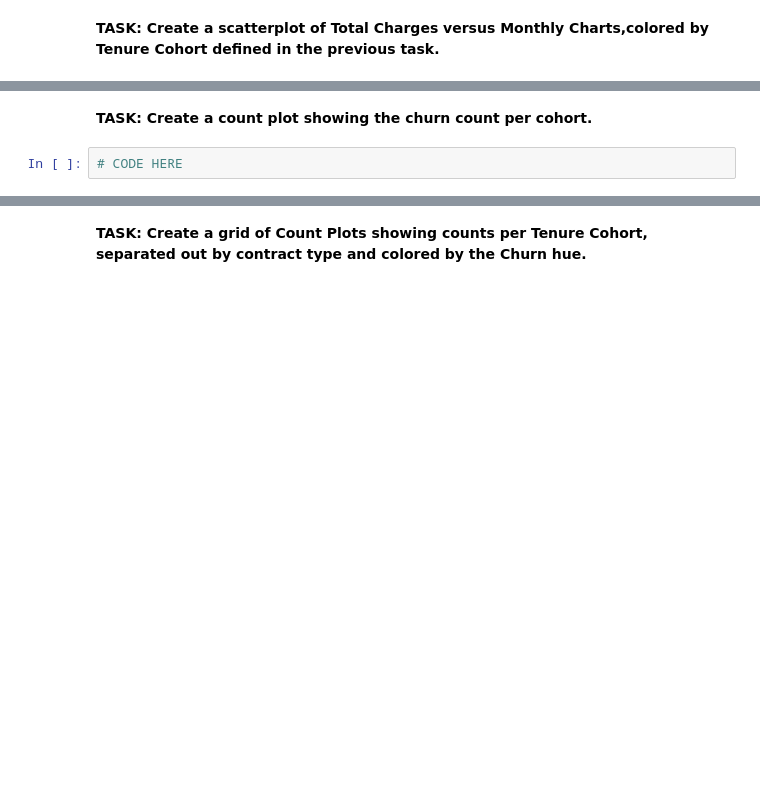
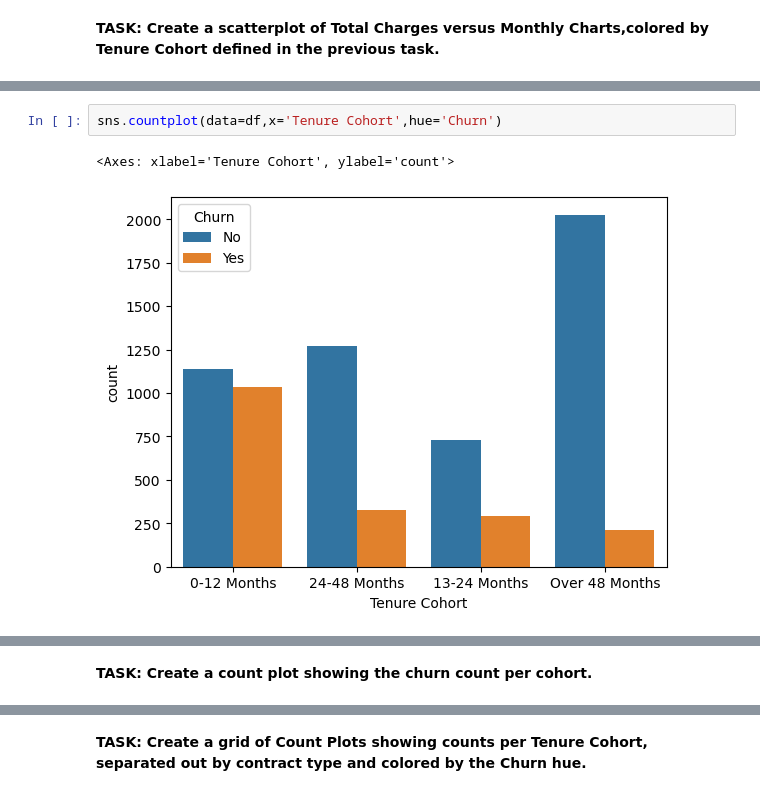
Before and after one commit to Basi10/Churn-Prediction-Model, a Jupyter notebook: 00-Sup-Learning-Capstone-Tree-Methods .ipynb, the cells around one changed output, grey strips where cells are left out. Cells and saved outputs as stored; diff of their text form; blank space fills up the shorter version.

```diff
--- a/00-Sup-Learning-Capstone-Tree-Methods .ipynb
+++ b/00-Sup-Learning-Capstone-Tree-Methods .ipynb
@@ -260,6 +275,9 @@ churn_rate.transpose()['customerID'].plot(figsize=(10,4),lw=2)
+# %%
+sns.countplot(data=df,x='Tenure Cohort',hue='Churn')
+# %% [output]
+<Axes: xlabel='Tenure Cohort', ylabel='count'>
+[figure, added]
 # %% [markdown]
 <img src='fig10.png'>
 # %% [markdown]
 **TASK: Create a count plot showing the churn count per cohort.**
-# %%
-# CODE HERE
```
Also changed, not shown: parts of 6 cells of this notebook.
